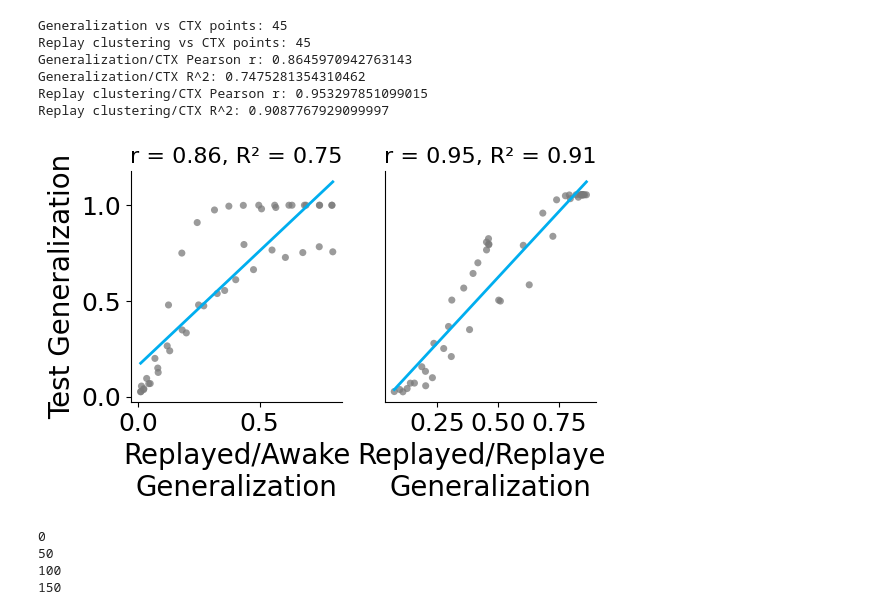
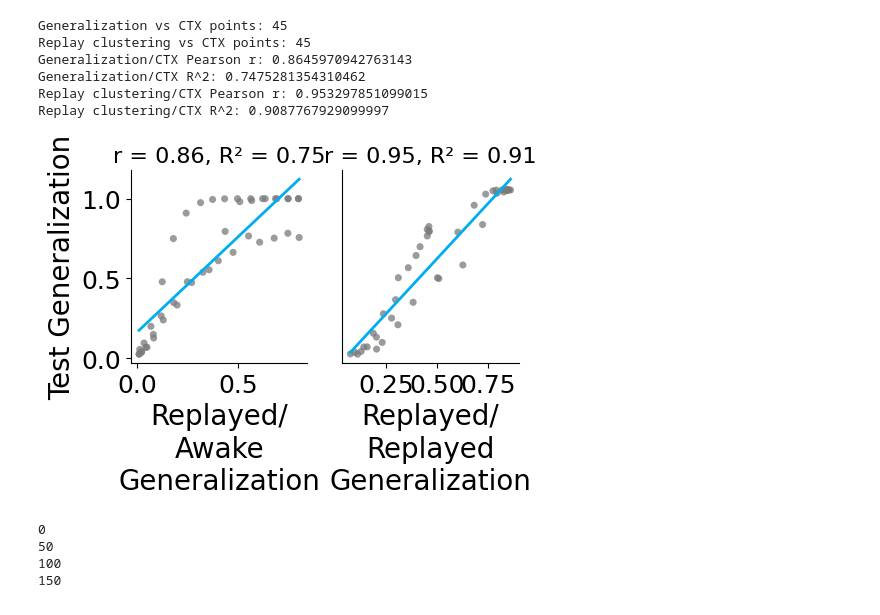
Before and after one commit to albesagonzalez/sensory-semantic-episodes, a Jupyter notebook: Figure_6A.ipynb, the cells around one changed output. Cells and saved outputs as stored; diff of their text form; code cells hidden in the pictures.

Commit message:
amnesia figures standardized

```diff
--- a/Figure_6A.ipynb
+++ b/Figure_6A.ipynb
@@ -945,21 +1002,27 @@ for network_name in filtered_results["summary"]:
     summary["mean_curve"] = np.asarray(summary["mean_curve"])[finite_mask]
     summary["std_curve"] = np.asarray(summary["std_curve"])[finite_mask]
 
-snr_ticklabels = [f"{v:.2f}" for v in finite_snr_values]
-
-fig, ax = plt.subplots(figsize=(3, 3))
+fig, ax = plt.subplots(figsize=(2.5, 2.5))
 plot_codex_figure_5(
     filtered_results,
     ax=ax,
     ylabel="Replayed / Replayed\nGeneralization",
     xlabel="SNR",
     x_values=finite_snr_values,
-    xticklabels=snr_ticklabels,
     xscale="log",
 )
 
 ax.xaxis.label.set_size(20)
 ax.yaxis.label.set_size(20)
+shared_lower = 1e-3
+shared_upper = max(float(np.max(finite_snr_values)), 1e2) * 1.05
+decade_ticks = np.array([1e-2, 1e-1, 1e0, 1e1, 1e2], dtype=float)
+decade_ticks = decade_ticks[(decade_ticks >= shared_lower) & (decade_ticks <= shared_upper)]
+decade_formatter = mticker.FuncFormatter(lambda val, pos: rf"$10^{{{int(np.round(np.log10(val)))}}}$" if val > 0 else "")
+ax.set_xlim(shared_lower, shared_upper)
+ax.xaxis.set_major_locator(mticker.FixedLocator(decade_ticks))
+ax.xaxis.set_major_formatter(decade_formatter)
+ax.xaxis.set_minor_locator(mticker.NullLocator())
 ax.tick_params(labelsize=18)
 plt.setp(ax.get_xticklabels(), rotation=45, ha="right")
 legend_ = ax.get_legend()
@@ -967,7 +1030,7 @@ if legend_ is not None:
     legend_.remove()
 sns.despine()
 plt.savefig(
-    "Figures_SVG/6e2.svg",
+    "Figures_SVG/6e.svg",
     dpi=300,
     transparent=True,
 )
@@ -1081,7 +1144,7 @@ Generalization/CTX R^2: 0.7475281354310462
 Replay clustering/CTX Pearson r: 0.953297851099015
 Replay clustering/CTX R^2: 0.9087767929099997
 # %%
-fig, axes = plt.subplots(1, 2, figsize=(6, 3))
+fig, axes = plt.subplots(1, 2, figsize=(5, 2.5))
 
 scatter_kws = dict(s=26, alpha=0.75, color="#7A7A7A", edgecolors="none")
 trend_color = "#00AEEF"
@@ -1100,7 +1163,7 @@ axes[0].plot(
     color=trend_color,
     linewidth=2,
 )
-axes[0].set_xlabel("Replayed/Awake\nGeneralization", fontsize=20)
+axes[0].set_xlabel("Replayed/\nAwake\nGeneralization", fontsize=20)
 axes[0].set_ylabel("Test Generalization", fontsize=20)
 axes[0].set_title(f"r = {generalization_r:.2f}, R² = {generalization_r2:.2f}", fontsize=16)
 axes[0].tick_params(labelsize=18)
@@ -1108,35 +1171,35 @@ axes[0].tick_params(labelsize=18)
 # Plot 2: replay episode-cluster margin vs CTX episode selectivity
 axes[1].scatter(
     x_charge_2_replay_clustering,
     y_charge_2_replay_clustering_ctx,
     **scatter_kws,
 )
 coef_clustering = np.polyfit(x_charge_2_replay_clustering, y_charge_2_replay_clustering_ctx, deg=1)
 xx_clustering = np.linspace(x_charge_2_replay_clustering.min(), x_charge_2_replay_clustering.max(), 200)
 axes[1].plot(
     xx_clustering,
     np.polyval(coef_clustering, xx_clustering),
     color=trend_color,
     linewidth=2,
 )
-axes[1].set_xlabel("Replayed/Replayed\nGeneralization", fontsize=20)
+axes[1].set_xlabel("Replayed/\nReplayed\nGeneralization", fontsize=20)
 axes[1].set_yticks([])
 axes[1].tick_params(labelsize=18)
 axes[1].tick_params(labelsize=18)
 axes[1].set_title(f"r = {clustering_r:.2f}, R² = {clustering_r2:.2f}", fontsize=16)
 
 for ax in axes:
     sns.despine(ax=ax)
 
 
 plt.savefig(
     "Figures_SVG/6f.svg",
     dpi=300,
     transparent=True,
 )
 plt.show()
 # %% [output]
-[figure, old version]
+[figure, new version]
 # %%
 # %% [output]
 0
```
Also changed, not shown: parts of 12 cells of this notebook, 5 other files.
